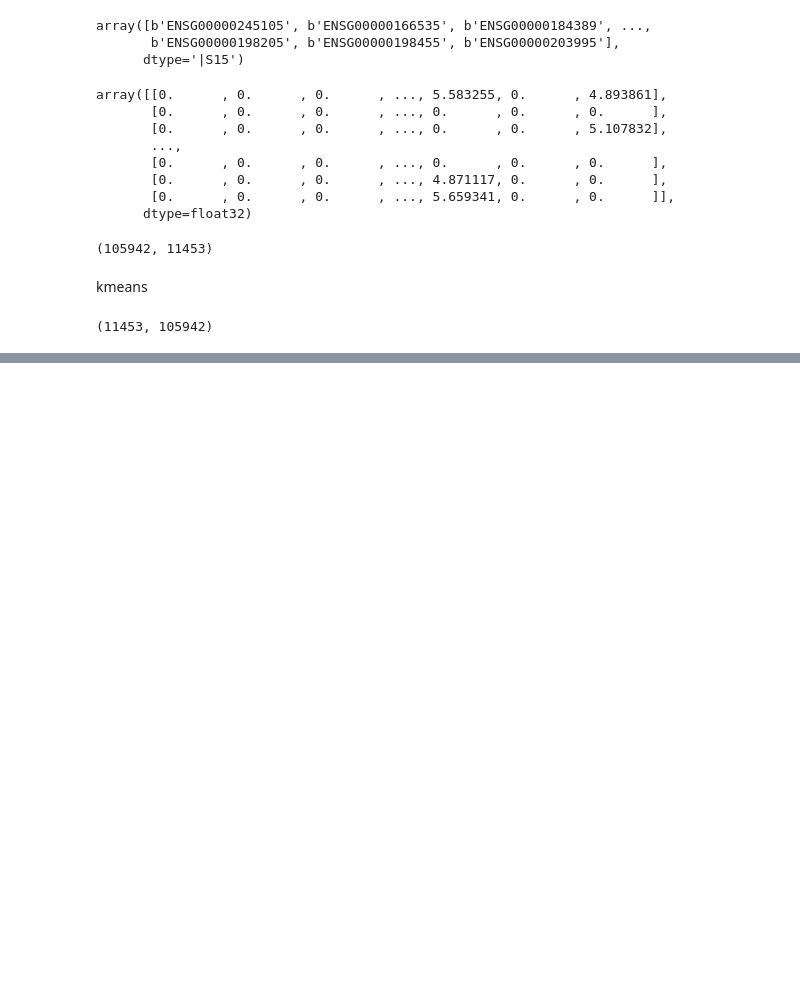
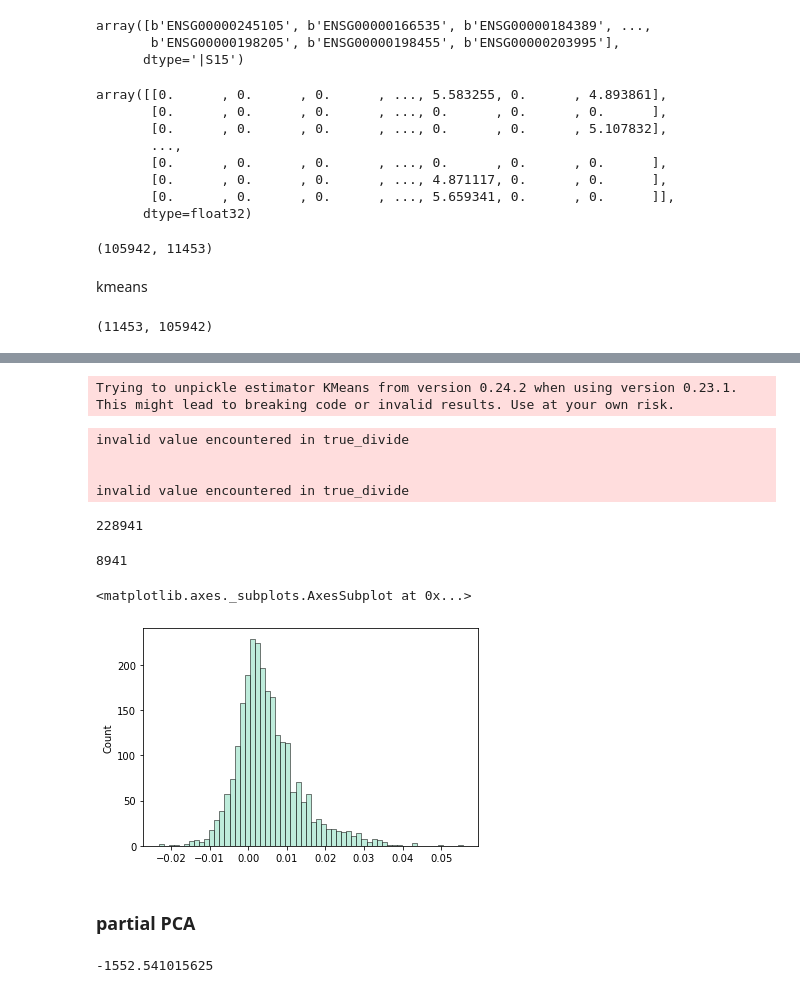
Before and after one commit to OliverXUZY/SingleCell-Integration, a Jupyter notebook: corr_inputs_multi.ipynb, the cells around one changed output, grey strips where cells are left out. Cells and saved outputs as stored; diff of their text form; code cells hidden in the pictures; blank space fills up the shorter version.

Commit message:
corr

```diff
--- a/corr_inputs_multi.ipynb
+++ b/corr_inputs_multi.ipynb
@@ -51,4 +51,4 @@ inputs
 import func.prepro as pp
 train_multi_inputs = pp.readH5pyFile_cols(FP_MULTIOME_TRAIN_INPUTS, 0, 2500)
 # %%
-train_multi_inputs = pp.readH5pyFile_cols(FP_MULTIOME_TRAIN_INPUTS, 2500, 5000)
+train_multi_inputs2 = pp.readH5pyFile_cols(FP_MULTIOME_TRAIN_INPUTS, 0, 5000)
@@ -146,0 +149,26 @@ partial PCA
+# %%
+import joblib
+
+model = joblib.load("sampledData/train_multi_targets_kmeans.m")
+# %% [output]
+Trying to unpickle estimator KMeans from version 0.24.2 when using version 0.23.1. This might lead to breaking code or invalid results. Use at your own risk.
+# %%
+response1 =  model.cluster_centers_[0,:]
+# %%
+resTotal = []
+for i in tqdm(range(0,228942,10000)):
+    res = []
+    j = i+10000
+    if j >= 228942:
+        j = 228941
+    train_multi_inputs = pp.readH5pyFile_cols(FP_MULTIOME_TRAIN_INPUTS, i, j)
+    for colId in range(train_multi_inputs['matrix'].shape[1]):
+        cor = np.corrcoef(train_multi_inputs['matrix'][:,colId], response1)
+        res.append(cor[0,1])
+    pd.DataFrame(res).to_csv(f"response1_corr_{i}.csv.gz", index=False, compression='gzip')
+    resTotal = resTotal + res
+# %% [output]
+invalid value encountered in true_divide
+
+
+invalid value encountered in true_divide
@@ -147,3 +179,18 @@ partial PCA
+# %%
+len(resTotal)
+# %% [output]
+228941
+# %%
+len(a)
+# %% [output]
+8941
+# %%
+sns.histplot(data=res)
+# %% [output]
+<matplotlib.axes._subplots.AxesSubplot at 0x...>
+[figure, added]
+# %% [markdown]
+### partial PCA
 # %%
 # test_multi = SingleCellDataset_test(FP_MULTIOME_TEST_INPUTS,testresponse =20)
 test_multi = SingleCellDataset(FP_MULTIOME_TRAIN_INPUTS)
@@ -154,3 +201,7 @@ trainloader_multi = DataLoader(train_multi, batch_size=1024)
+# %%
+len(test_multi)/1024 - len(testloader_multi)
+# %% [output]
+-1552.541015625
 # %%
 # from sklearn.cluster import MiniBatchKMeans
 # km = MiniBatchKMeans(n_clusters=100,
```
Also changed, not shown: parts of 30 cells of this notebook.
